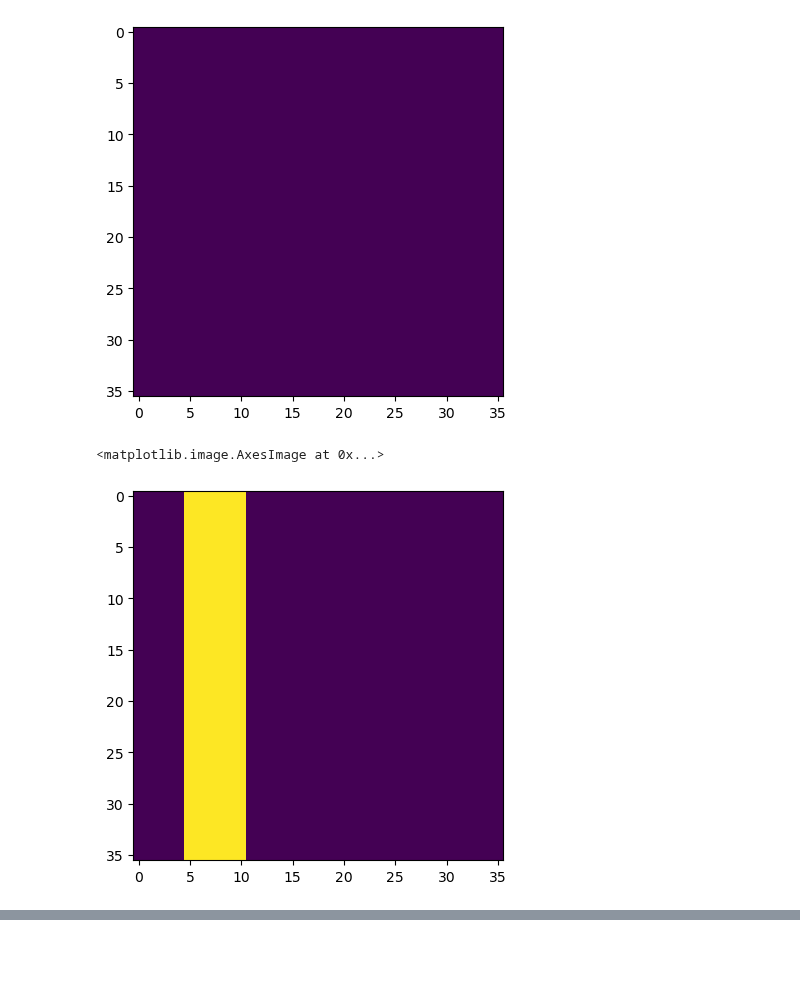
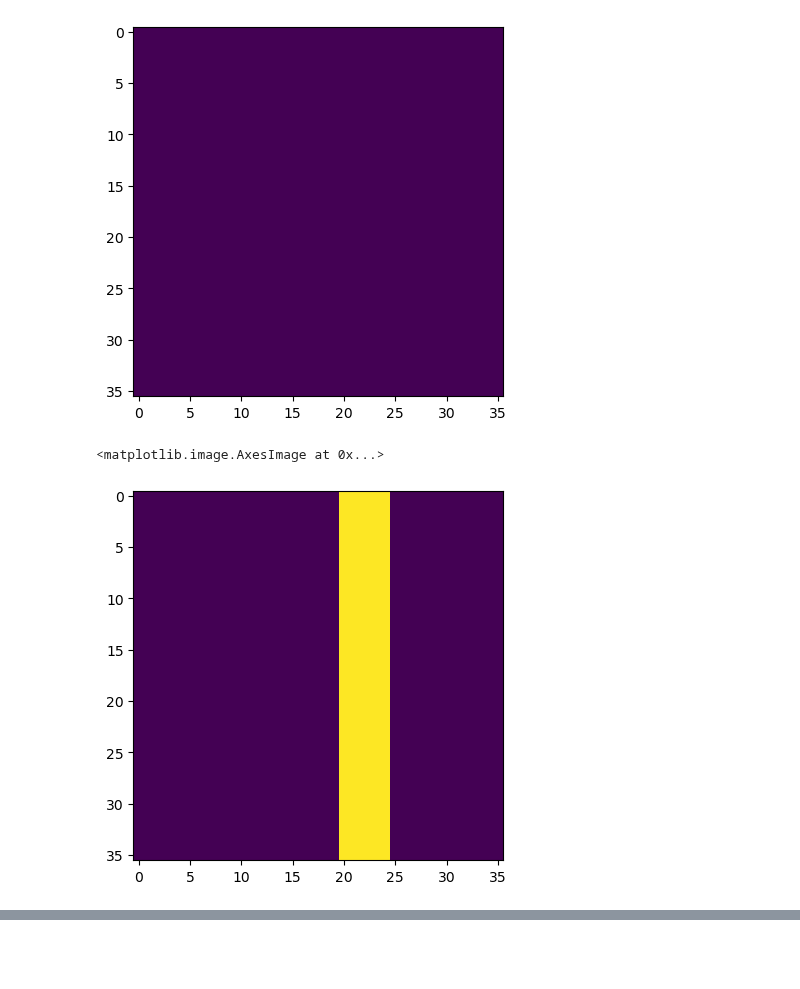
Before and after one commit to EllingtonKirby/Pipe-Corrosion-Detection, a Jupyter notebook: evaluation.ipynb, the cells around one changed output, grey strips where cells are left out. Cells and saved outputs as stored; diff of their text form; code cells hidden in the pictures.

```diff
--- a/evaluation.ipynb
+++ b/evaluation.ipynb
@@ -24,8 +24,8 @@ import json
 # model = unet.UNet(n_channels=1, n_classes=1)
 model = baseline.Baseline()
 model.load_state_dict(torch.load('./checkpoints/baseline/baseline_model_4.pt', map_location=torch.device('cpu')))
-test_df = data_pipeline.build_test_dataframe(use_processed_images=False, well_number=5)
-train_df = data_pipeline.build_dataframe(use_processed_images=False, well_number=5)
+test_df = data_pipeline.build_test_dataframe(use_processed_images=False, well_number=3)
+train_df = data_pipeline.build_dataframe(use_processed_images=False, well_number=3)
 # %%
 train_data = torch.from_numpy(np.vstack(train_df['data'].to_numpy()))
 train_data = torch.nan_to_num(train_data)
@@ -51,8 +51,8 @@ plt.imshow(pred_1.reshape(36, 36))
 <matplotlib.image.AxesImage at 0x...>
 [figure]
 # %%
-labels_1 = (Y_train[2]*1.).reshape(36, 36)
+labels_1 = (Y_train[0]*1.).reshape(36, 36)
 plt.imshow(labels_1)
 # %% [output]
 <matplotlib.image.AxesImage at 0x...>
-[figure, old version]
+[figure, new version]
```
Also changed, not shown: parts of 6 cells of this notebook, 1 other file.
